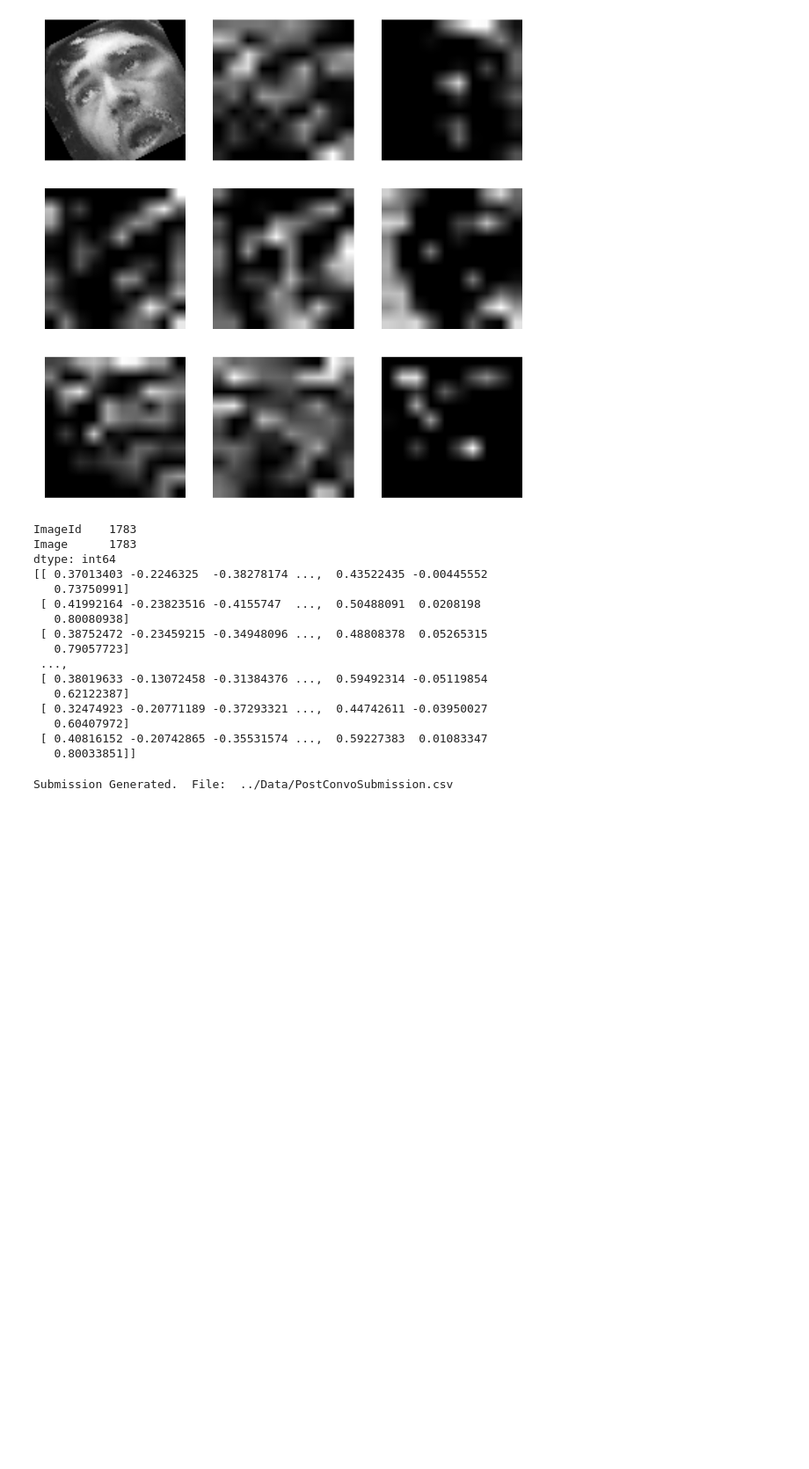
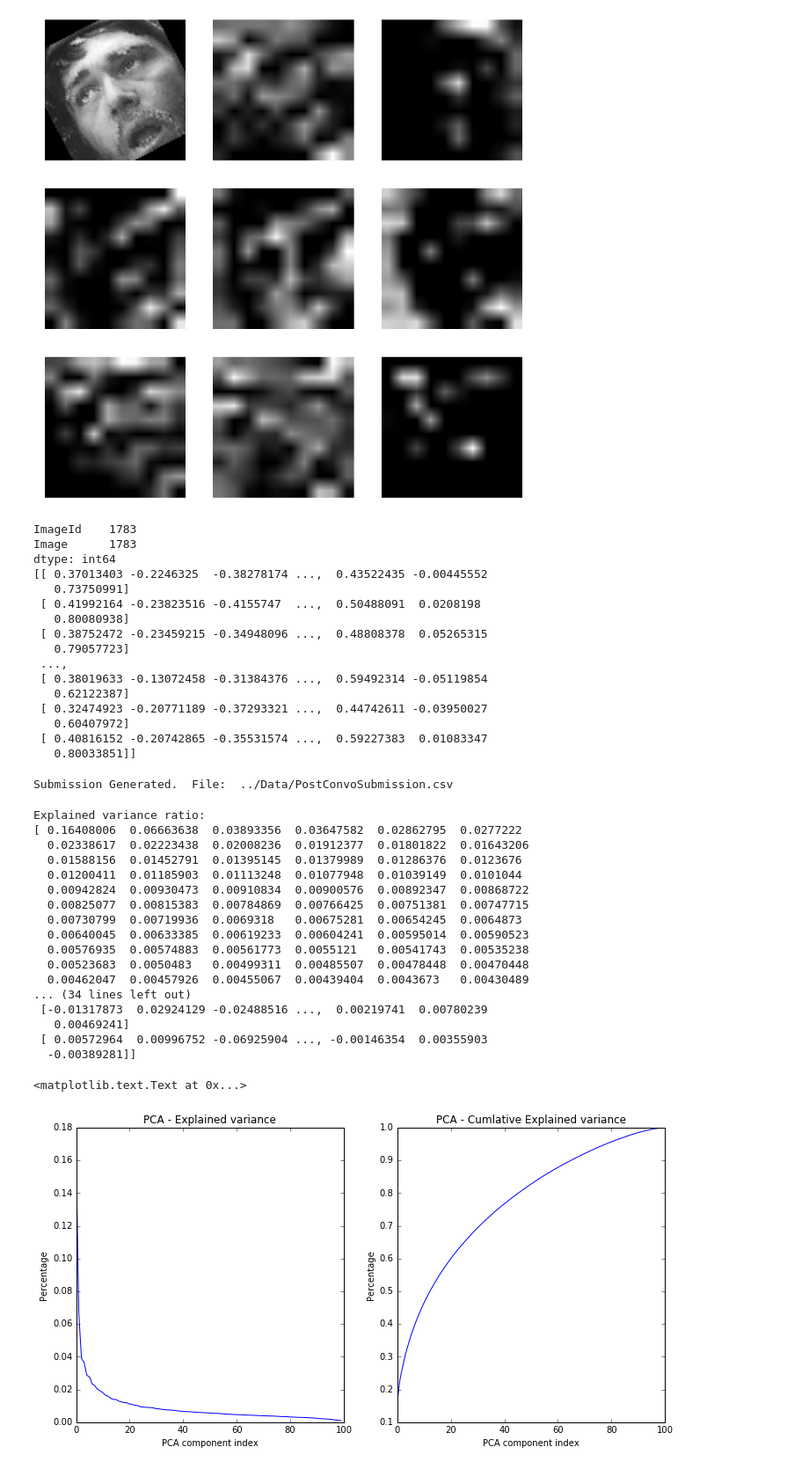
Before and after one commit to mjasek114/w207-Kaggle-Facial-Keypoint-Detection, a Jupyter notebook: Project/Source/ConvoNN_V3.ipynb, the cells around one changed output. Shown at 88% size. Cells and saved outputs as stored; diff of their text form; code cells hidden in the pictures; blank space fills up the shorter version.

Commit message:
Additional investigations: PCA, Post prediction NN

```diff
--- a/Project/Source/ConvoNN_V3.ipynb
+++ b/Project/Source/ConvoNN_V3.ipynb
@@ -762,3 +746,17 @@ subform.close()
 print 'Submission Generated.  File: ', outputFile
 # %% [output]
 Submission Generated.  File:  ../Data/PostConvoSubmission.csv
+# %%
+post_convolution_tr_images = np.zeros((trX.shape[0], 128, 10, 10), dtype=theano.config.floatX)
+for i in range(trX.shape[0]):
+    filtered_img = my_f3(trX[i].reshape(-1, 1, 96, 96))
+    post_convolution_tr_images[i] = filtered_img
+
+post_convolution_tr_images = post_convolution_tr_images.reshape(post_convolution_tr_images.shape[0]*128, 100)
+
+post_convolution_de_images = np.zeros((deX.shape[0], 128, 10, 10), dtype=theano.config.floatX)
+for i in range(deX.shape[0]):
+    filtered_img = my_f3(deX[i].reshape(-1, 1, 96, 96))
+    post_convolution_de_images[i] = filtered_img
+
+post_convolution_de_images = post_convolution_de_images.reshape(post_convolution_de_images.shape[0]*128, 100)
@@ -764,0 +776,47 @@ Submission Generated.  File:  ../Data/PostConvoSubmission.csv
+# %%
+# Set the number of PCA components to 100
+n_comp = 100
+pca_mod = PCA(n_components = n_comp)
+# Fit the data with PCA
+pca_mod.fit(post_convolution_tr_images)
+
+# Report explained variance per (covariance matrix) eigenvector and display cumulative explained variance
+print 'Explained variance ratio: \n', pca_mod.explained_variance_ratio_
+print 'Cumulative explained variance: \n', np.cumsum(pca_mod.explained_variance_ratio_)
+# Display the PCA component vactors
+print 'PCA components: \n', pca_mod.components_
+
+# Plot the explained variance ratio
+plt.figure(figsize=(12, 6))
+plt.subplot(1, 2, 1)
+plt.plot(pca_mod.explained_variance_ratio_)
+plt.title('PCA - Explained variance')
+plt.xlabel('PCA component index')
+plt.ylabel('Percentage')
+
+# Plot the cumulative explained variance
+plt.subplot(1, 2, 2)
+plt.plot(np.cumsum(pca_mod.explained_variance_ratio_))
+plt.title('PCA - Cumlative Explained variance')
+plt.xlabel('PCA component index')
+plt.ylabel('Percentage')
+# %% [output]
+Explained variance ratio:
+[ 0.16408006  0.06663638  0.03893356  0.03647582  0.02862795  0.0277222
+  0.02338617  0.02223438  0.02008236  0.01912377  0.01801822  0.01643206
+  0.01588156  0.01452791  0.01395145  0.01379989  0.01286376  0.0123676
+  0.01200411  0.01185903  0.01113248  0.01077948  0.01039149  0.0101044
+  0.00942824  0.00930473  0.00910834  0.00900576  0.00892347  0.00868722
+  0.00825077  0.00815383  0.00784869  0.00766425  0.00751381  0.00747715
+  0.00730799  0.00719936  0.0069318   0.00675281  0.00654245  0.0064873
+  0.00640045  0.00633385  0.00619233  0.00604241  0.00595014  0.00590523
+  0.00576935  0.00574883  0.00561773  0.0055121   0.00541743  0.00535238
+  0.00523683  0.0050483   0.00499311  0.00485507  0.00478448  0.00470448
+  0.00462047  0.00457926  0.00455067  0.00439404  0.0043673   0.00430489
+... (34 lines left out)
+ [-0.01317873  0.02924129 -0.02488516 ...,  0.00219741  0.00780239
+   0.00469241]
+ [ 0.00572964  0.00996752 -0.06925904 ..., -0.00146354  0.00355903
+  -0.00389281]]
+<matplotlib.text.Text at 0x...>
+[figure, added]
```
Also changed, not shown: parts of 11 cells of this notebook.
